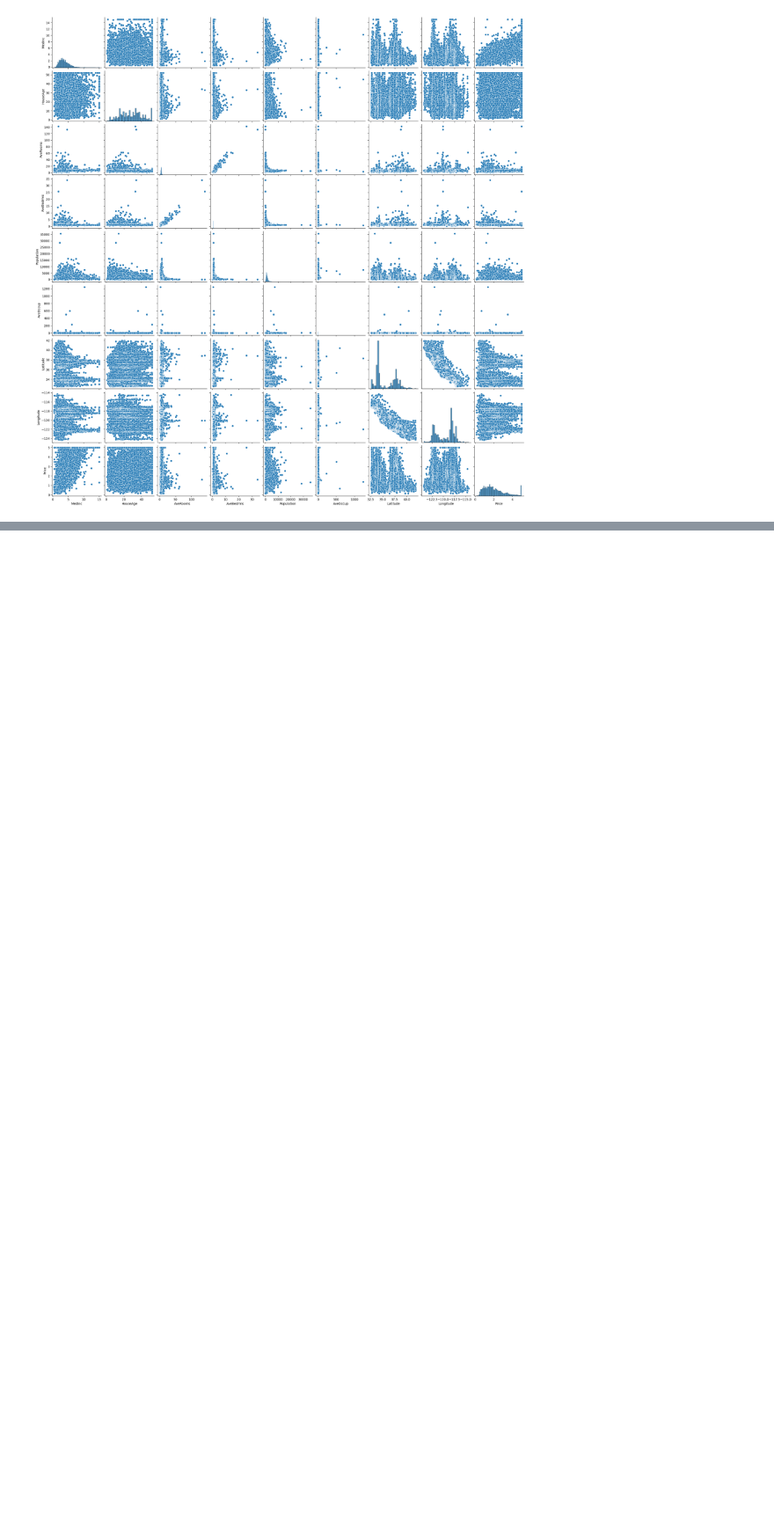
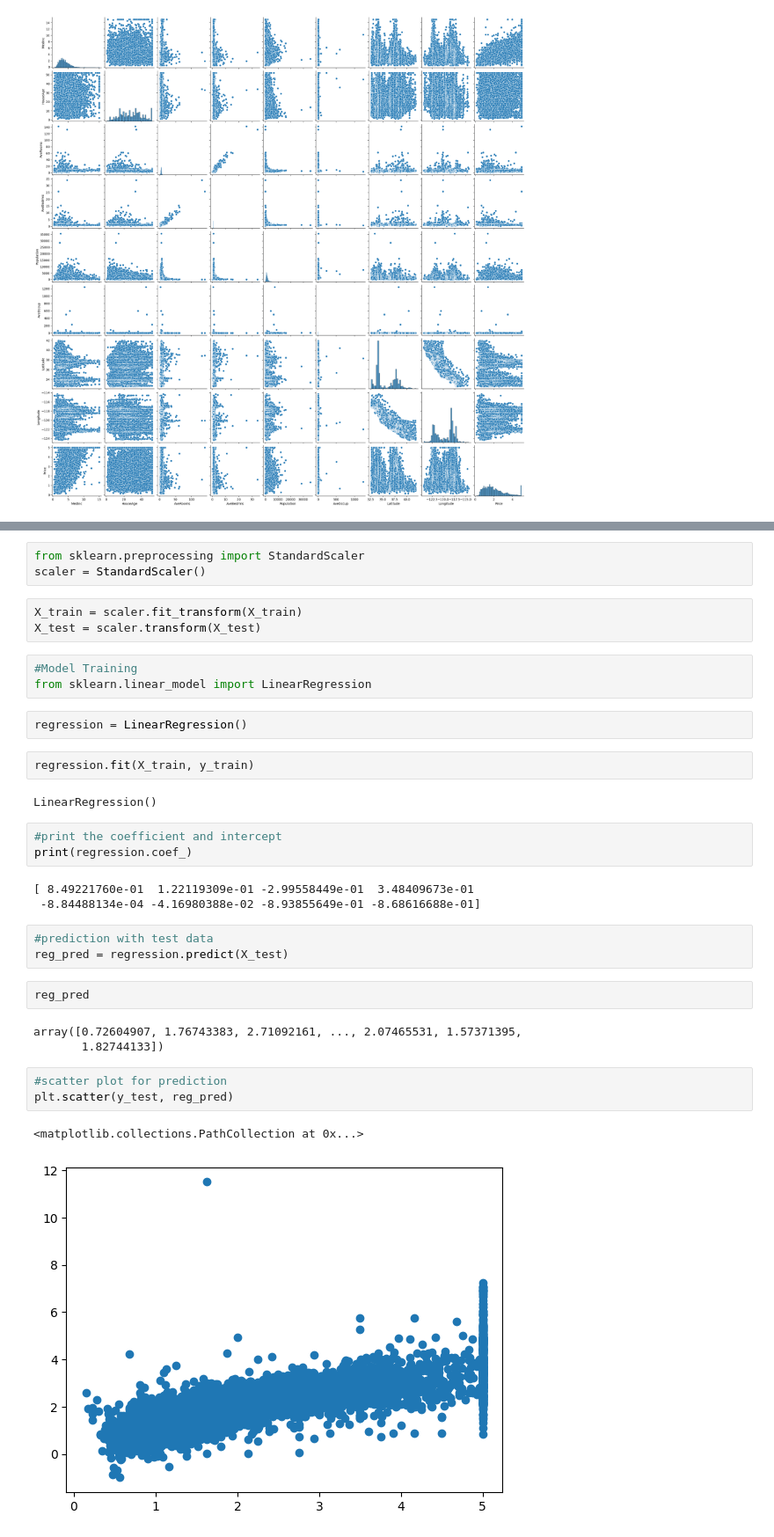
Before and after one commit to Sanskarvarun/House_Price_Prediction, a Jupyter notebook: model.ipynb, the cells around one changed output, grey strips where cells are left out. Shown at 88% size. Cells and saved outputs as stored; diff of their text form; blank space fills up the shorter version.

Commit message:
Model Training and Prediction

```diff
--- a/model.ipynb
+++ b/model.ipynb
@@ -148,0 +192,35 @@ sns.pairplot(data)
+# %%
+from sklearn.preprocessing import StandardScaler
+scaler = StandardScaler()
+# %%
+X_train = scaler.fit_transform(X_train)
+X_test = scaler.transform(X_test)
+# %%
+#Model Training
+from sklearn.linear_model import LinearRegression
+# %%
+regression = LinearRegression()
+# %%
+regression.fit(X_train, y_train)
+# %% [output]
+LinearRegression()
+# %%
+#print the coefficient and intercept
+print(regression.coef_)
+# %% [output]
+[ 8.49221760e-01  1.22119309e-01 -2.99558449e-01  3.48409673e-01
+ -8.84488134e-04 -4.16980388e-02 -8.93855649e-01 -8.68616688e-01]
+# %%
+#prediction with test data
+reg_pred = regression.predict(X_test)
+# %%
+reg_pred
+# %% [output]
+array([0.72604907, 1.76743383, 2.71092161, ..., 2.07465531, 1.57371395,
+       1.82744133])
+# %%
+#scatter plot for prediction
+plt.scatter(y_test, reg_pred)
+# %% [output]
+<matplotlib.collections.PathCollection at 0x...>
+[figure, added]
```
Also changed, not shown: parts of 14 cells of this notebook, 1 other file.
